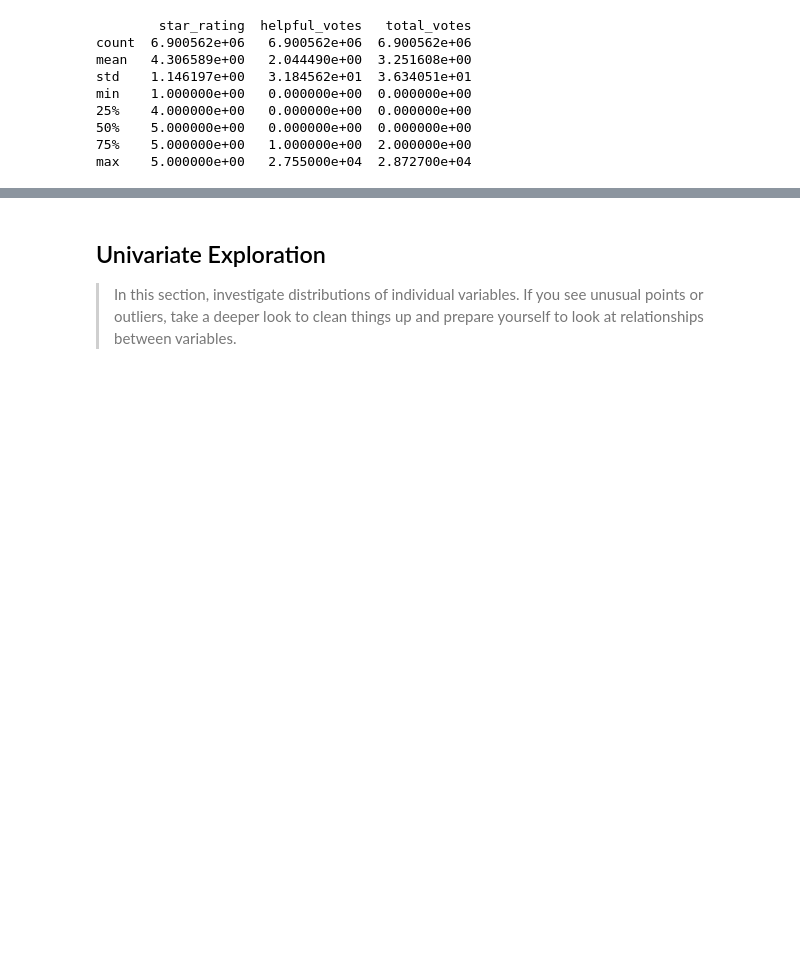
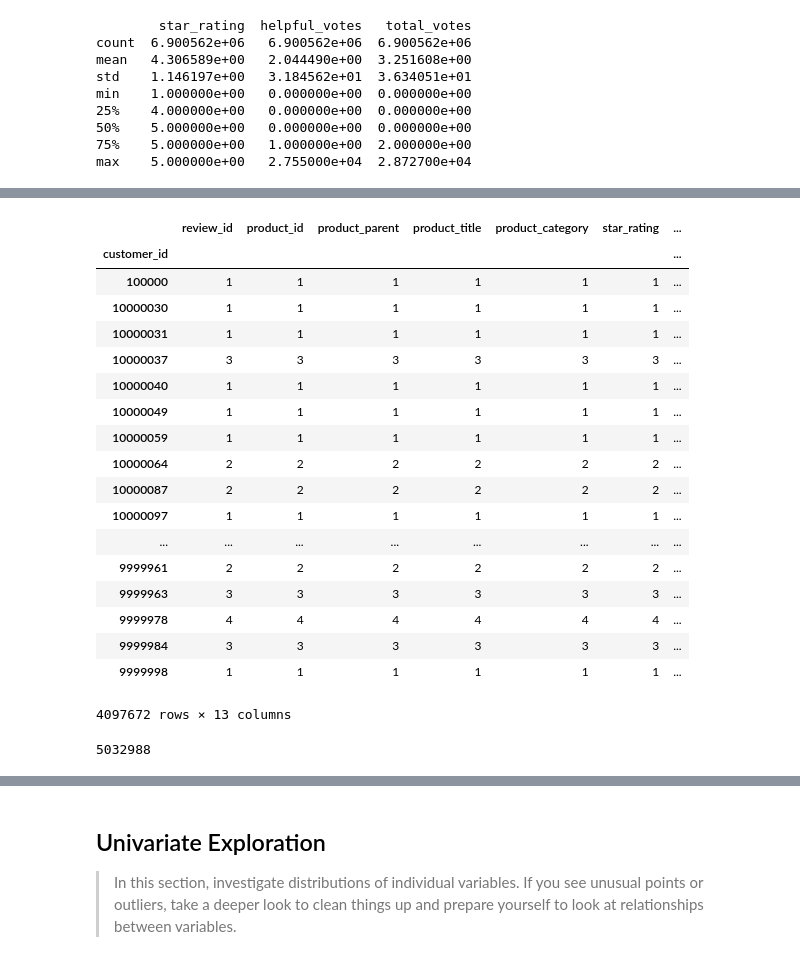
Before and after one commit to ElectricKea/CommunicateFindings_Udacity_Project, a Jupyter notebook: exploration.ipynb, the cells around one changed output, grey strips where cells are left out. Drawn from its saved outputs; the diff is of its cells as text; code cells hidden in the pictures; blank space fills up the shorter version.

```diff
--- a/exploration.ipynb
+++ b/exploration.ipynb
@@ -266,0 +283,26 @@ max    5.000000e+00   2.755000e+04  2.872700e+04
+# %%
+reviews.groupby('customer_id').count()
+# %% [output]
+|  | review_id | product_id | product_parent | product_title | product_category | star_rating | ... |
+| customer_id |  |  |  |  |  |  | ... |
+| 100000 | 1 | 1 | 1 | 1 | 1 | 1 | ... |
+| 10000030 | 1 | 1 | 1 | 1 | 1 | 1 | ... |
+| 10000031 | 1 | 1 | 1 | 1 | 1 | 1 | ... |
+| 10000037 | 3 | 3 | 3 | 3 | 3 | 3 | ... |
+| 10000040 | 1 | 1 | 1 | 1 | 1 | 1 | ... |
+| 10000049 | 1 | 1 | 1 | 1 | 1 | 1 | ... |
+| 10000059 | 1 | 1 | 1 | 1 | 1 | 1 | ... |
+| 10000064 | 2 | 2 | 2 | 2 | 2 | 2 | ... |
+| 10000087 | 2 | 2 | 2 | 2 | 2 | 2 | ... |
+| 10000097 | 1 | 1 | 1 | 1 | 1 | 1 | ... |
+| ... | ... | ... | ... | ... | ... | ... | ... |
+| 9999961 | 2 | 2 | 2 | 2 | 2 | 2 | ... |
+| 9999963 | 3 | 3 | 3 | 3 | 3 | 3 | ... |
+| 9999978 | 4 | 4 | 4 | 4 | 4 | 4 | ... |
+| 9999984 | 3 | 3 | 3 | 3 | 3 | 3 | ... |
+| 9999998 | 1 | 1 | 1 | 1 | 1 | 1 | ... |
+4097672 rows × 13 columns
+# %%
+sum(reviews.verified_purchase)
+# %% [output]
+5032988
```
Also changed, not shown: parts of 13 cells of this notebook, 1 other file.
